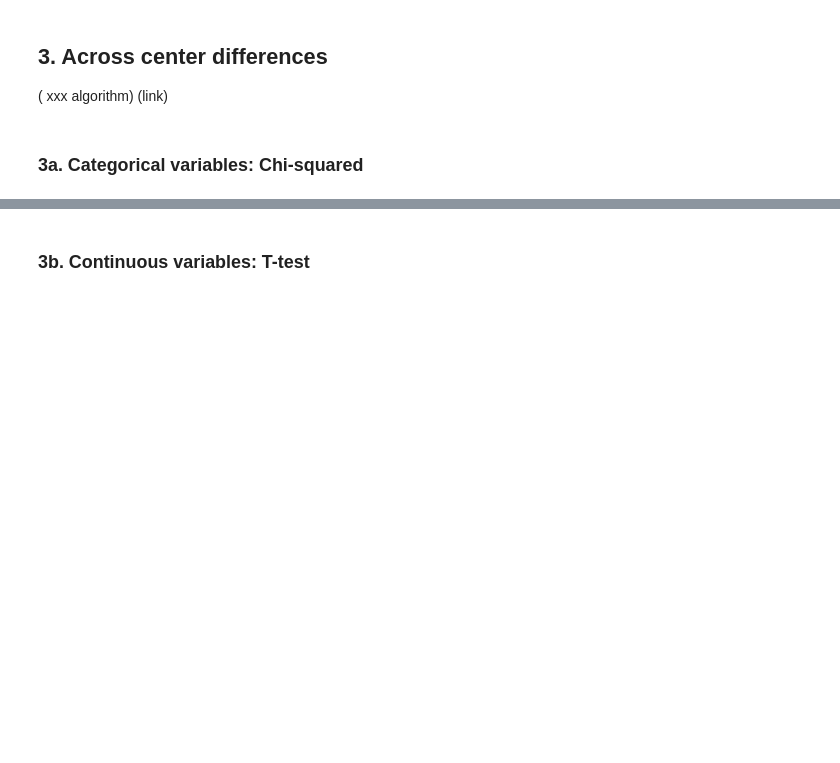
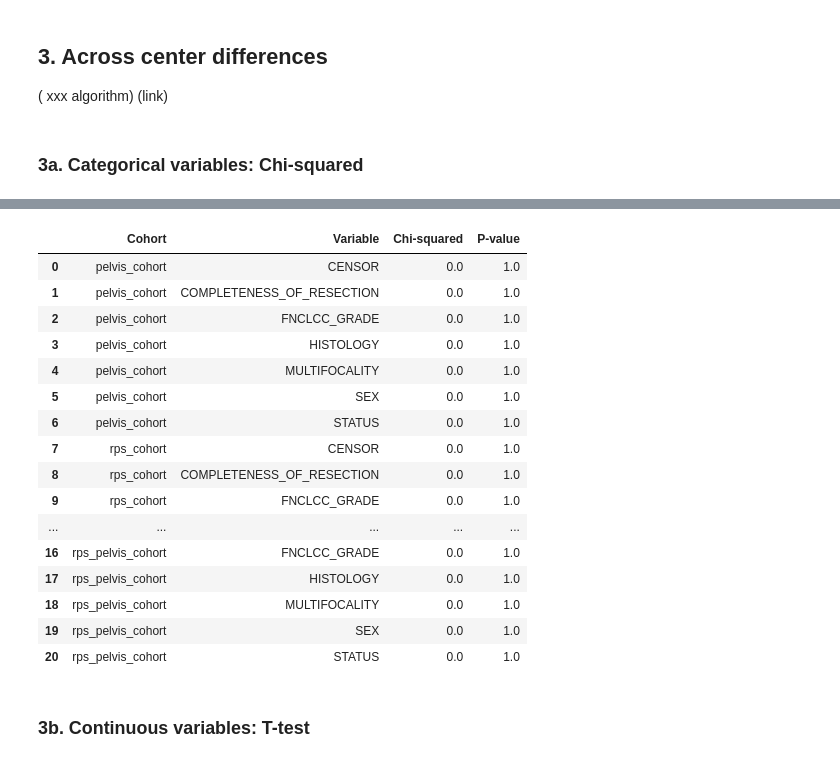
Before and after one commit to IKNL/idea4rc-vantage6-algorithms, a Jupyter notebook: use_cases/sarcoma_v3.ipynb, the cells around one changed output, grey strips where cells are left out. Cells and saved outputs as stored; diff of their text form; code cells hidden in the pictures; blank space fills up the shorter version.

```diff
--- a/use_cases/sarcoma_v3.ipynb
+++ b/use_cases/sarcoma_v3.ipynb
@@ -1403,0 +1493,19 @@ Chi² = 2.680,  p = 0.749
+# %%
+#TODO: only pass relevant variables?
+#TODO: some variables now are missing (0.0/1.0)
+# crosstab
+input_ = {
+        "kwargs":{
+            "organizations_to_include": [0,1],
+        }
+    }
+
+task = client.task.create(
+    method="crosstab_centers",
+    organizations=[0],
+    input_=input_
+)
+
+client.wait_for_results(task_id=task.get("id"))
+result = client.result.from_task(task_id=task.get("id"))
+result
@@ -1403,0 +1550,20 @@ Chi² = 2.680,  p = 0.749
+# %%
+pd.DataFrame.from_dict(result[0][1])
+# %% [output]
+|  | Cohort | Variable | Chi-squared | P-value |
+| 0 | pelvis_cohort | CENSOR | 0.0 | 1.0 |
+| 1 | pelvis_cohort | COMPLETENESS_OF_RESECTION | 0.0 | 1.0 |
+| 2 | pelvis_cohort | FNCLCC_GRADE | 0.0 | 1.0 |
+| 3 | pelvis_cohort | HISTOLOGY | 0.0 | 1.0 |
+| 4 | pelvis_cohort | MULTIFOCALITY | 0.0 | 1.0 |
+| 5 | pelvis_cohort | SEX | 0.0 | 1.0 |
+| 6 | pelvis_cohort | STATUS | 0.0 | 1.0 |
+| 7 | rps_cohort | CENSOR | 0.0 | 1.0 |
+| 8 | rps_cohort | COMPLETENESS_OF_RESECTION | 0.0 | 1.0 |
+| 9 | rps_cohort | FNCLCC_GRADE | 0.0 | 1.0 |
+| ... | ... | ... | ... | ... |
+| 16 | rps_pelvis_cohort | FNCLCC_GRADE | 0.0 | 1.0 |
+| 17 | rps_pelvis_cohort | HISTOLOGY | 0.0 | 1.0 |
+| 18 | rps_pelvis_cohort | MULTIFOCALITY | 0.0 | 1.0 |
+| 19 | rps_pelvis_cohort | SEX | 0.0 | 1.0 |
+| 20 | rps_pelvis_cohort | STATUS | 0.0 | 1.0 |
```
Also changed, not shown: parts of 17 cells of this notebook.
